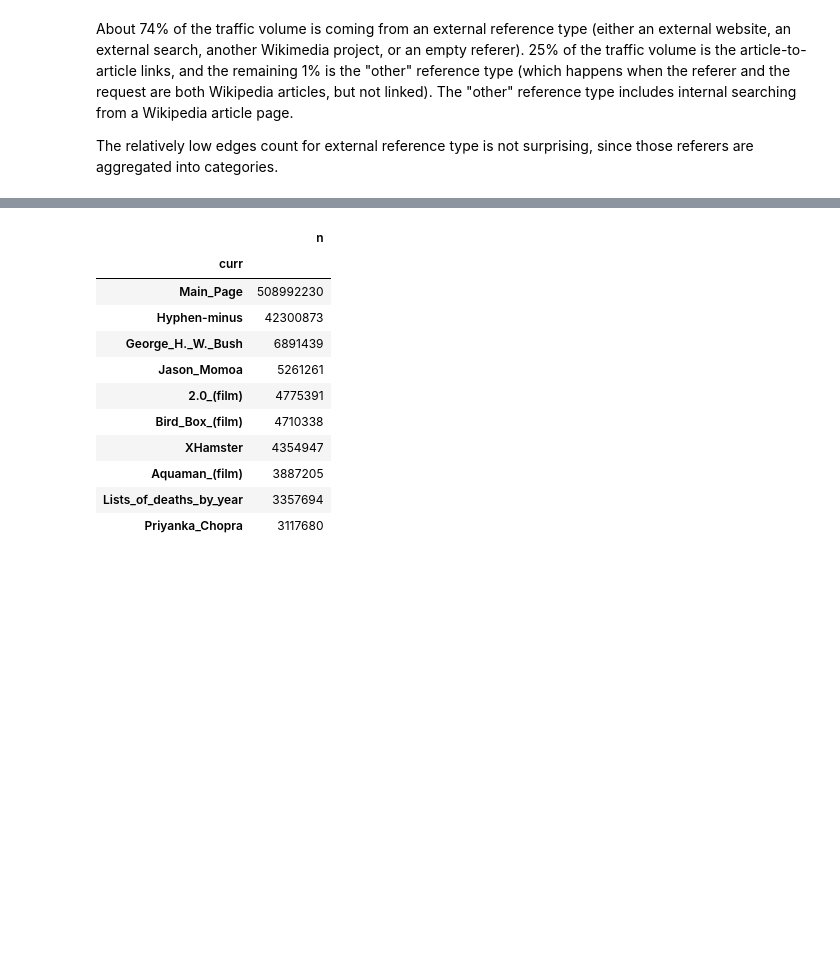
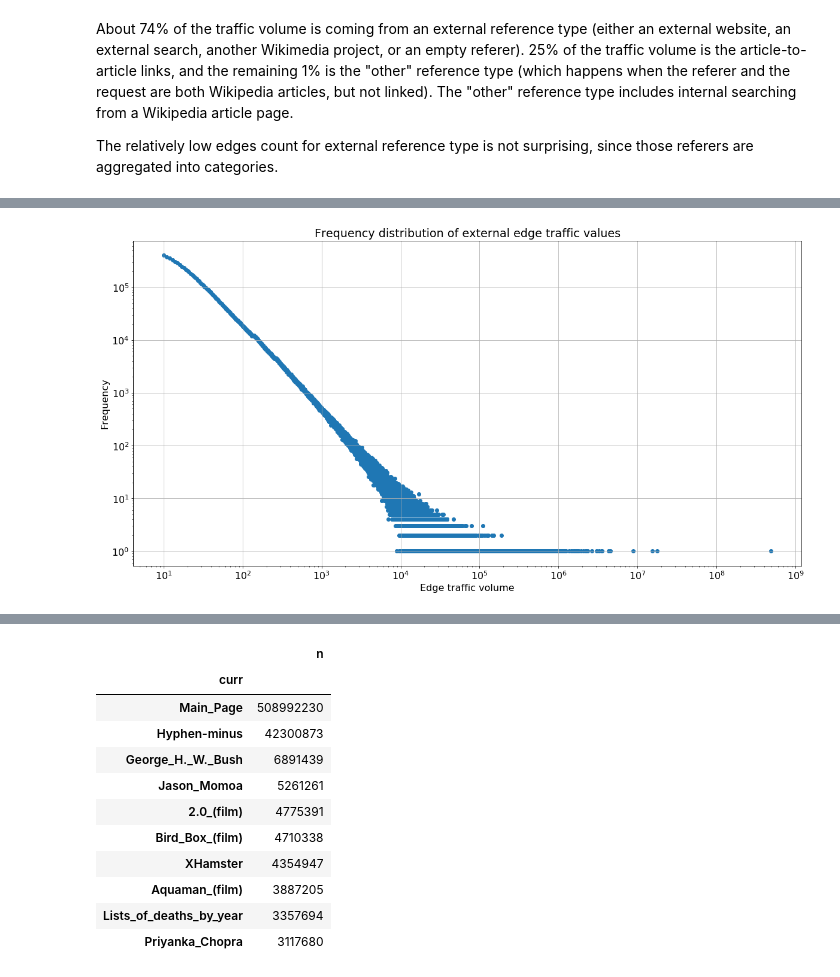
Before and after one commit to 33eyes/wiki-clickstream-graph, a Jupyter notebook: checking_a_sample_raw_dataset.ipynb, the cells around one changed output, grey strips where cells are left out. Cells and saved outputs as stored; diff of their text form; code cells hidden in the pictures; blank space fills up the shorter version.

```diff
--- a/checking_a_sample_raw_dataset.ipynb
+++ b/checking_a_sample_raw_dataset.ipynb
@@ -523,0 +527,2 @@ The relatively low edges count for external reference type is not surprising, si
+# %%
+external_edges = df_sorted[df_sorted.type == 'external']
@@ -523,0 +544,13 @@ The relatively low edges count for external reference type is not surprising, si
+# %%
+external_edges_freq = external_edges.n.value_counts()
+# %%
+plt.scatter(external_edges_freq.index.values, external_edges_freq.values)
+plt.xscale("log")
+plt.yscale("log")
+plt.xlabel('Edge traffic volume')
+plt.ylabel('Frequency')
+plt.grid(True)
+
+plt.title("Frequency distribution of external edge traffic values");
+# %% [output]
+[figure, added]
```
Also changed, not shown: parts of 40 cells of this notebook.
